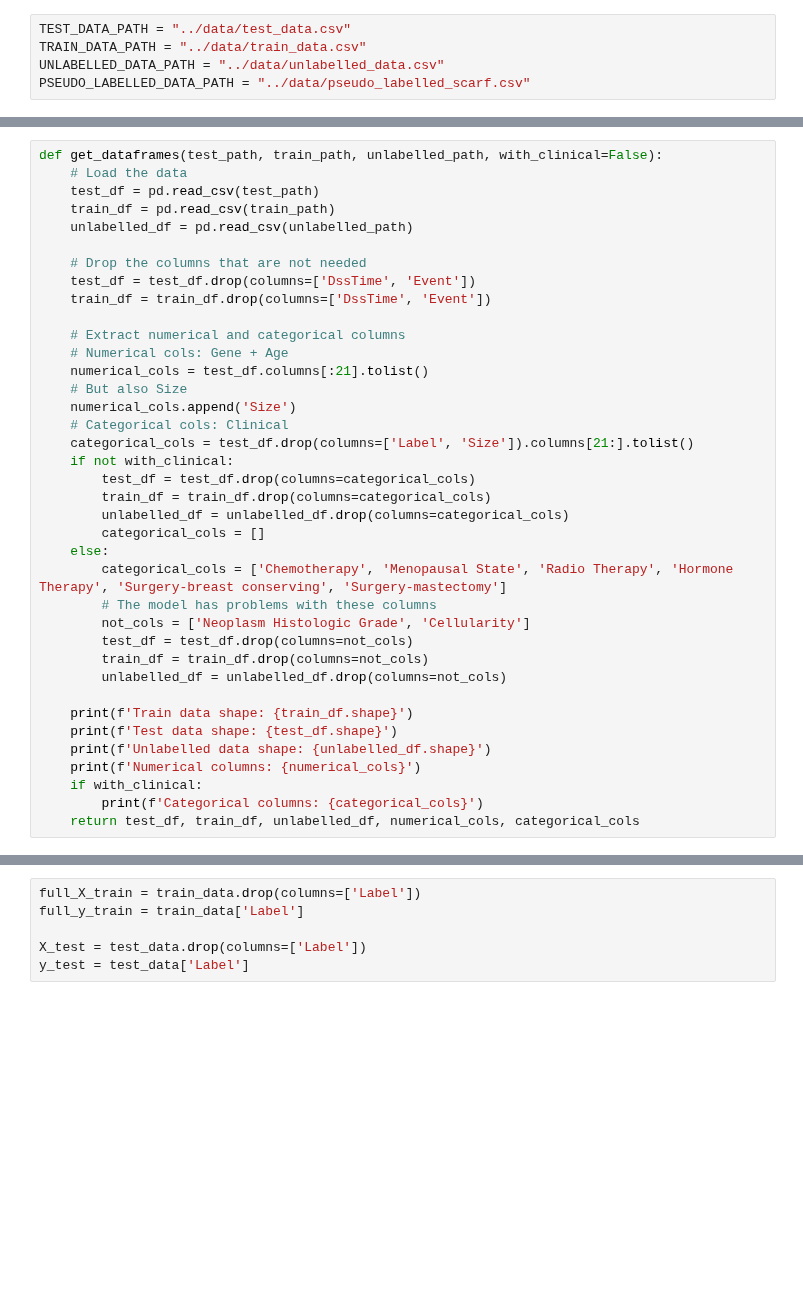
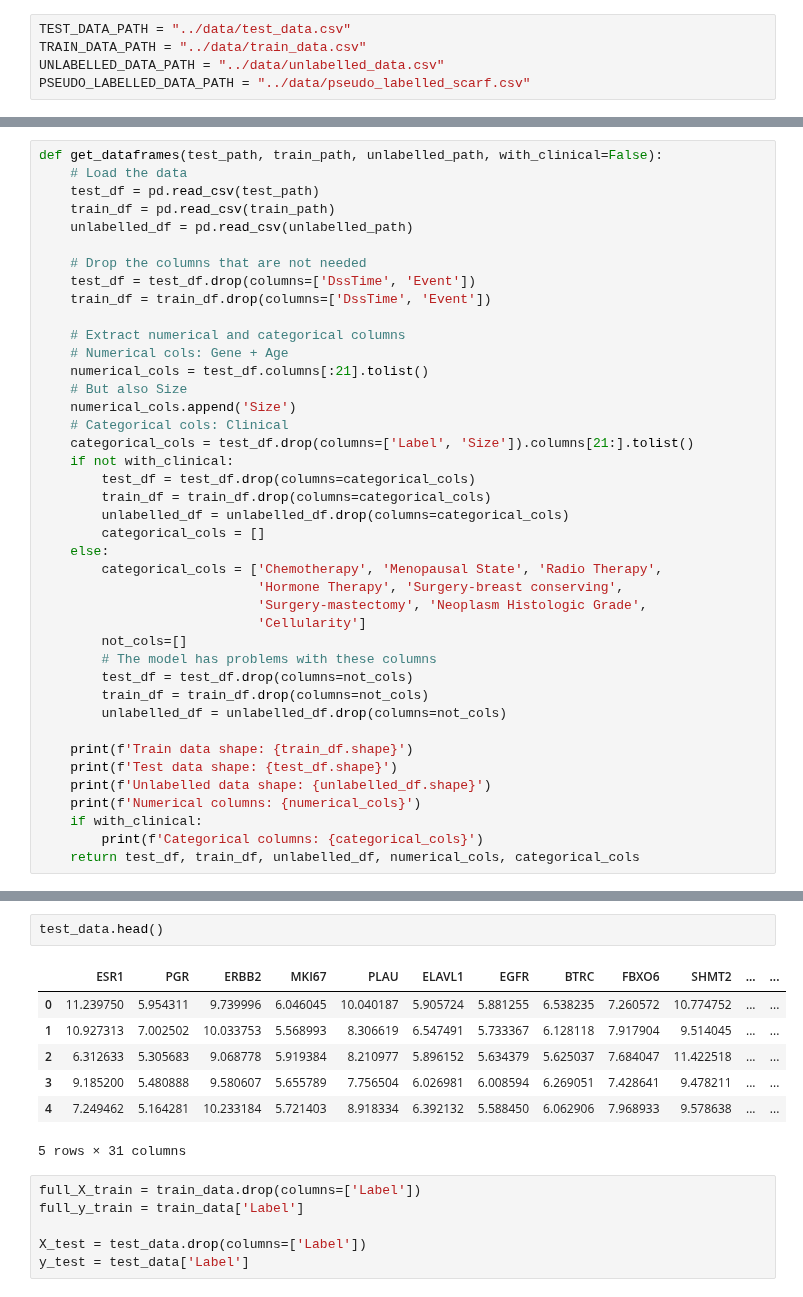
Before and after one commit to DontSlipOnDirt/breast-cancer-dss-prediction, a Jupyter notebook: ssl/scarf.ipynb, the cells around one changed output, grey strips where cells are left out. Saved outputs shown, nothing was run; the diff lists cells and outputs as text; blank space fills up the shorter version.

```diff
--- a/ssl/scarf.ipynb
+++ b/ssl/scarf.ipynb
@@ -47,9 +68,12 @@ def get_dataframes(test_path, train_path, unlabelled_path, with_clinical=False):
         unlabelled_df = unlabelled_df.drop(columns=categorical_cols)
         categorical_cols = []
     else:
-        categorical_cols = ['Chemotherapy', 'Menopausal State', 'Radio Therapy', 'Hormone Therapy', 'Surgery-breast conserving', 'Surgery-mastectomy']
+        categorical_cols = ['Chemotherapy', 'Menopausal State', 'Radio Therapy',
+                            'Hormone Therapy', 'Surgery-breast conserving',
+                            'Surgery-mastectomy', 'Neoplasm Histologic Grade',
+                            'Cellularity']
+        not_cols=[]
         # The model has problems with these columns
-        not_cols = ['Neoplasm Histologic Grade', 'Cellularity']
         test_df = test_df.drop(columns=not_cols)
         train_df = train_df.drop(columns=not_cols)
         unlabelled_df = unlabelled_df.drop(columns=not_cols)
@@ -76,3 +100,13 @@ Categorical columns: ['Chemotherapy', 'Menopausal State', 'Radio Therapy', 'Horm
+# %%
+test_data.head()
+# %% [output]
+|  | ESR1 | PGR | ERBB2 | MKI67 | PLAU | ELAVL1 | EGFR | BTRC | FBXO6 | SHMT2 | ... | ... |
+| 0 | 11.239750 | 5.954311 | 9.739996 | 6.046045 | 10.040187 | 5.905724 | 5.881255 | 6.538235 | 7.260572 | 10.774752 | ... | ... |
+| 1 | 10.927313 | 7.002502 | 10.033753 | 5.568993 | 8.306619 | 6.547491 | 5.733367 | 6.128118 | 7.917904 | 9.514045 | ... | ... |
+| 2 | 6.312633 | 5.305683 | 9.068778 | 5.919384 | 8.210977 | 5.896152 | 5.634379 | 5.625037 | 7.684047 | 11.422518 | ... | ... |
+| 3 | 9.185200 | 5.480888 | 9.580607 | 5.655789 | 7.756504 | 6.026981 | 6.008594 | 6.269051 | 7.428641 | 9.478211 | ... | ... |
+| 4 | 7.249462 | 5.164281 | 10.233184 | 5.721403 | 8.918334 | 6.392132 | 5.588450 | 6.062906 | 7.968933 | 9.578638 | ... | ... |
+5 rows × 31 columns
 # %%
 full_X_train = train_data.drop(columns=['Label'])
 full_y_train = train_data['Label']
```
Also changed, not shown: parts of 6 cells of this notebook, 1 other file.
